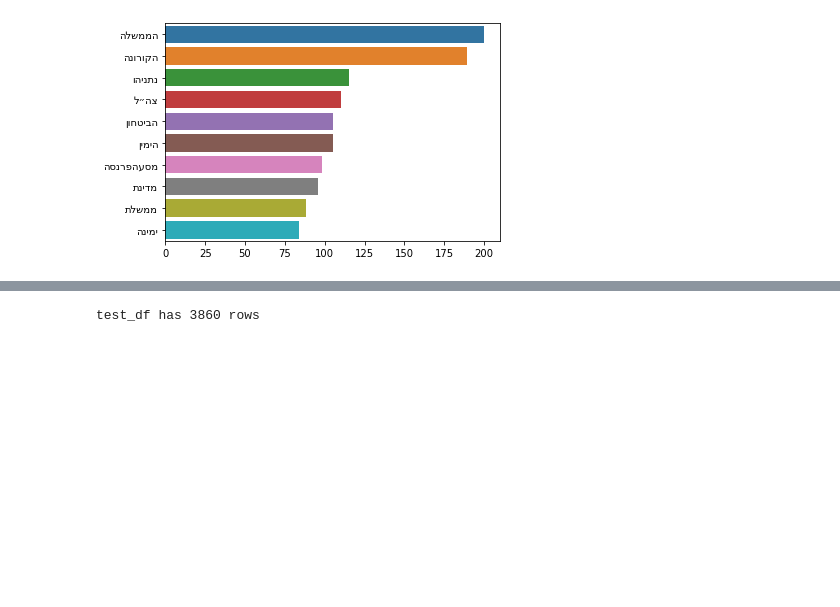
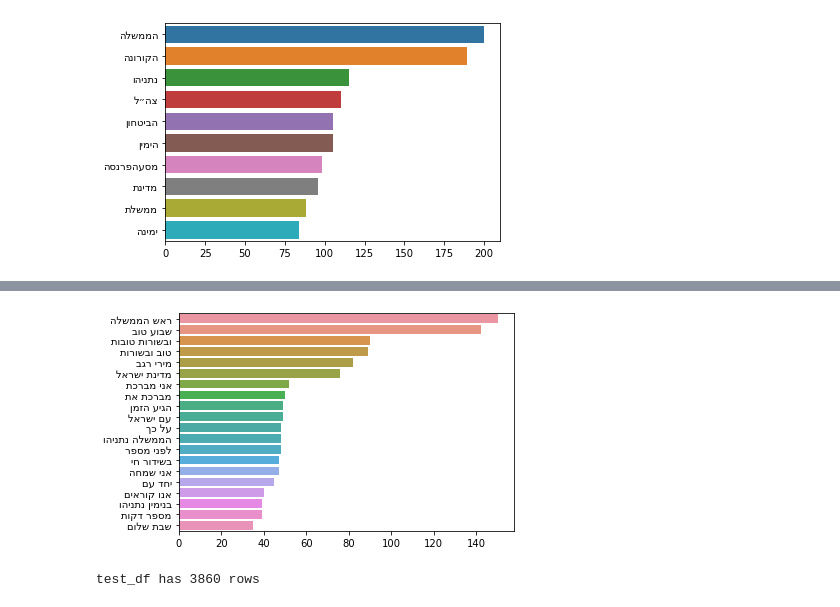
Before and after one commit to yanirelfasy/hnlp, a Jupyter notebook: hnlp_twitter_test/twitter_test.ipynb, the cells around one changed output, grey strips where cells are left out. Cells and saved outputs as stored; diff of their text form; code cells hidden in the pictures; blank space fills up the shorter version.

```diff
--- a/hnlp_twitter_test/twitter_test.ipynb
+++ b/hnlp_twitter_test/twitter_test.ipynb
@@ -260,3 +261,7 @@ plot_top_ngrams_barchart(all_data[all_data["label"]==user_ids[2]]["text"], 2)
+# %%
+plot_top_ngrams_barchart(all_data[all_data["label"]==user_ids[7]]["text"], 2)
+# %% [output]
+[figure, added]
 # %%
 shuffled_data = all_data.sample(frac=1).reset_index(drop=True)
 # %%
```
Also changed, not shown: parts of 5 cells of this notebook.
